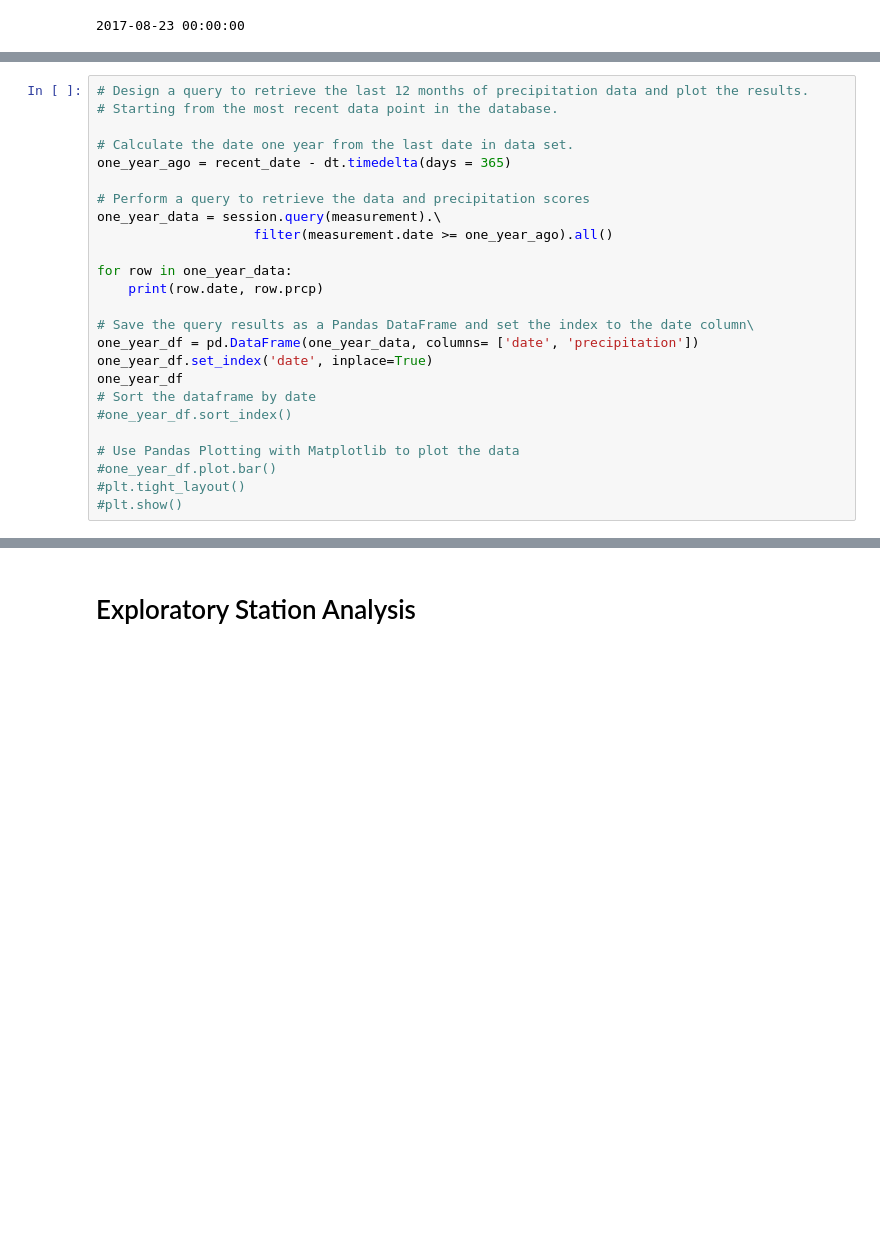
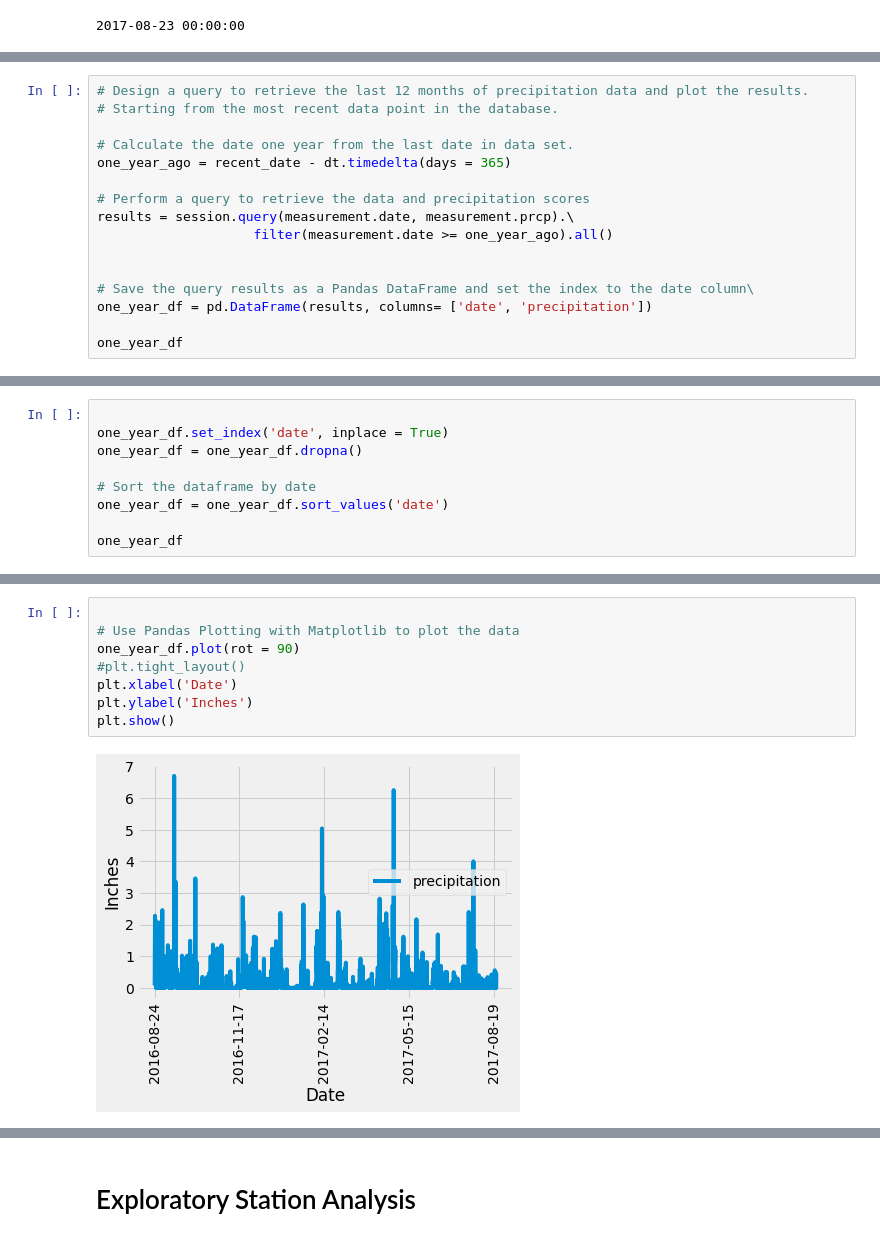
Before and after one commit to JoseMelvin-Calleja/sqlalchemy-challenge, a Jupyter notebook: ClimateAnalysis/climate.ipynb, the cells around one changed output, grey strips where cells are left out. Cells and saved outputs as stored; diff of their text form; blank space fills up the shorter version.

```diff
--- a/ClimateAnalysis/climate.ipynb
+++ b/ClimateAnalysis/climate.ipynb
@@ -56,21 +68,12 @@ for dates in max_date:
 one_year_ago = recent_date - dt.timedelta(days = 365)
 
 # Perform a query to retrieve the data and precipitation scores
-one_year_data = session.query(measurement).\
+results = session.query(measurement.date, measurement.prcp).\
                     filter(measurement.date >= one_year_ago).all()
 
-for row in one_year_data:
-    print(row.date, row.prcp)
 
 # Save the query results as a Pandas DataFrame and set the index to the date column\
-one_year_df = pd.DataFrame(one_year_data, columns= ['date', 'precipitation'])
-one_year_df.set_index('date', inplace=True)
+one_year_df = pd.DataFrame(results, columns= ['date', 'precipitation'])
+
 one_year_df
-# Sort the dataframe by date
-#one_year_df.sort_index()
-
-# Use Pandas Plotting with Matplotlib to plot the data
-#one_year_df.plot.bar()
-#plt.tight_layout()
-#plt.show()
 # %% [output]
@@ -94,0 +93,9 @@ ValueError: Shape of passed values is (2223, 1), indices imply (2223, 2)
+# %%
+
+one_year_df.set_index('date', inplace = True)
+one_year_df = one_year_df.dropna()
+
+# Sort the dataframe by date
+one_year_df = one_year_df.sort_values('date')
+
+one_year_df
@@ -95,2 +117,12 @@ ValueError: Shape of passed values is (2223, 1), indices imply (2223, 2)
+# %%
+
+# Use Pandas Plotting with Matplotlib to plot the data
+one_year_df.plot(rot = 90)
+#plt.tight_layout()
+plt.xlabel('Date')
+plt.ylabel('Inches')
+plt.show()
+# %% [output]
+[figure, added]
 # %%
 # Use Pandas to calcualte the summary statistics for the precipitation data
```
Also changed, not shown: parts of 6 cells of this notebook, 1 other file.
